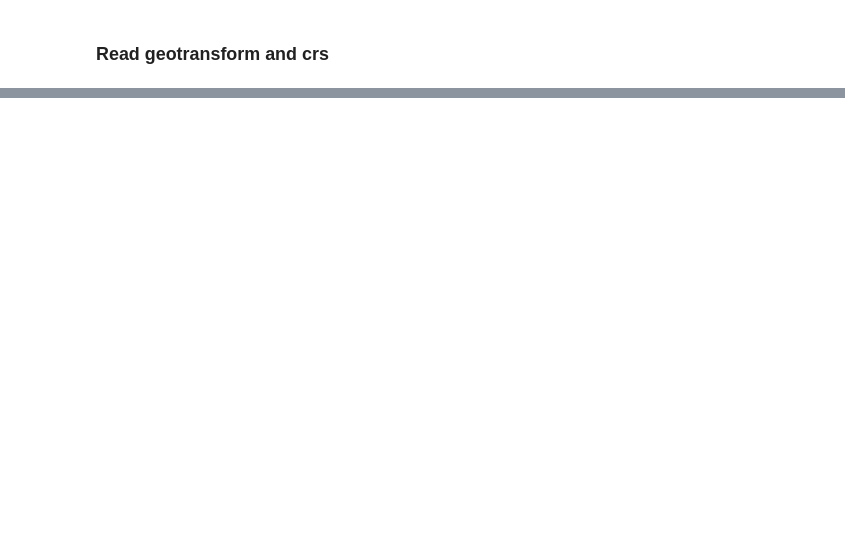
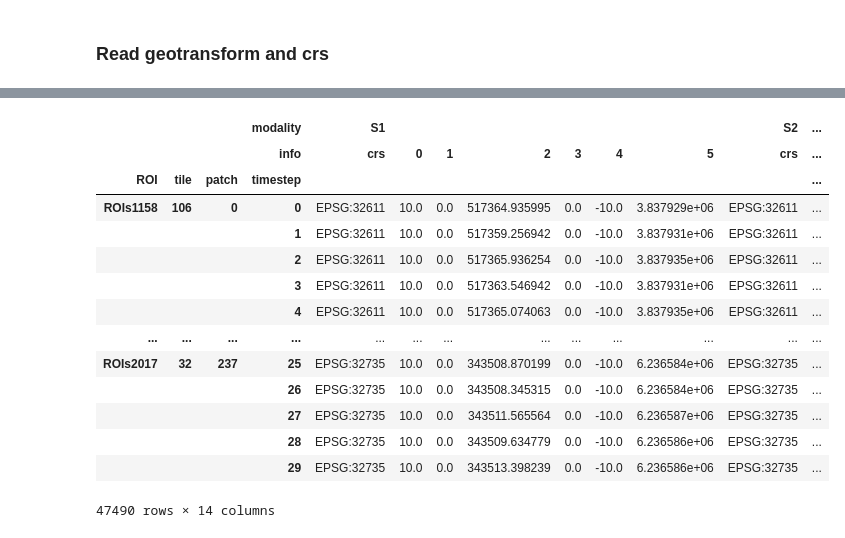
Before and after one commit to shaprann/spatiotemporal, a Jupyter notebook: scripts/check_resampling.ipynb, the cells around one changed output, grey strips where cells are left out. Saved outputs shown, nothing was run; the diff lists cells and outputs as text; code cells hidden in the pictures; blank space fills up the shorter version.

```diff
--- a/scripts/check_resampling.ipynb
+++ b/scripts/check_resampling.ipynb
@@ -43,5 +90,5 @@ s2_tiles_resampled
 # %%
 with dataset_manager.stats.progressbar(tqdm), dataset_manager.stats.force_overwrite(), dataset_manager.stats.force_compute():
-    s1_tiles_resampled = dataset_manager.stats.S1_resampled
+    s1_tiles_resampling = dataset_manager.stats.S1_resampled
 
-s1_tiles_resampled
+s1_tiles_resampling
@@ -47,0 +116,4 @@ s1_tiles_resampled
+# %%
+s1_tiles_not_resampled = s1_tiles_resampling[s1_tiles_resampling != True].dropna()
+s1_tiles_resampled = s1_tiles_resampling[s1_tiles_resampling == True].dropna()
+s1_tiles_not_resampled
@@ -47,0 +129,19 @@ s1_tiles_resampled
+# %%
+s1_not_resampled = crs_transform_df[crs_transform_df.index.droplevel(["patch", "timestep"]).isin(s1_tiles_not_resampled.index)]
+s1_not_resampled
+# %% [output]
+|  |  |  | modality | S1 |  |  |  |  |  |  | S2 | ... |
+|  |  |  | info | crs | 0 | 1 | 2 | 3 | 4 | 5 | crs | ... |
+| ROI | tile | patch | timestep |  |  |  |  |  |  |  |  | ... |
+| ROIs1158 | 106 | 0 | 0 | EPSG:32611 | 10.0 | 0.0 | 517364.935995 | 0.0 | -10.0 | 3.837929e+06 | EPSG:32611 | ... |
+|  |  |  | 1 | EPSG:32611 | 10.0 | 0.0 | 517359.256942 | 0.0 | -10.0 | 3.837931e+06 | EPSG:32611 | ... |
+|  |  |  | 2 | EPSG:32611 | 10.0 | 0.0 | 517365.936254 | 0.0 | -10.0 | 3.837935e+06 | EPSG:32611 | ... |
+|  |  |  | 3 | EPSG:32611 | 10.0 | 0.0 | 517363.546942 | 0.0 | -10.0 | 3.837931e+06 | EPSG:32611 | ... |
+|  |  |  | 4 | EPSG:32611 | 10.0 | 0.0 | 517365.074063 | 0.0 | -10.0 | 3.837935e+06 | EPSG:32611 | ... |
+| ... | ... | ... | ... | ... | ... | ... | ... | ... | ... | ... | ... | ... |
+| ROIs2017 | 32 | 237 | 25 | EPSG:32735 | 10.0 | 0.0 | 343508.870199 | 0.0 | -10.0 | 6.236584e+06 | EPSG:32735 | ... |
+|  |  |  | 26 | EPSG:32735 | 10.0 | 0.0 | 343508.345315 | 0.0 | -10.0 | 6.236584e+06 | EPSG:32735 | ... |
+|  |  |  | 27 | EPSG:32735 | 10.0 | 0.0 | 343511.565564 | 0.0 | -10.0 | 6.236587e+06 | EPSG:32735 | ... |
+|  |  |  | 28 | EPSG:32735 | 10.0 | 0.0 | 343509.634779 | 0.0 | -10.0 | 6.236586e+06 | EPSG:32735 | ... |
+|  |  |  | 29 | EPSG:32735 | 10.0 | 0.0 | 343513.398239 | 0.0 | -10.0 | 6.236586e+06 | EPSG:32735 | ... |
+47490 rows × 14 columns
```
Also changed, not shown: parts of 14 cells of this notebook, 14 other files.
